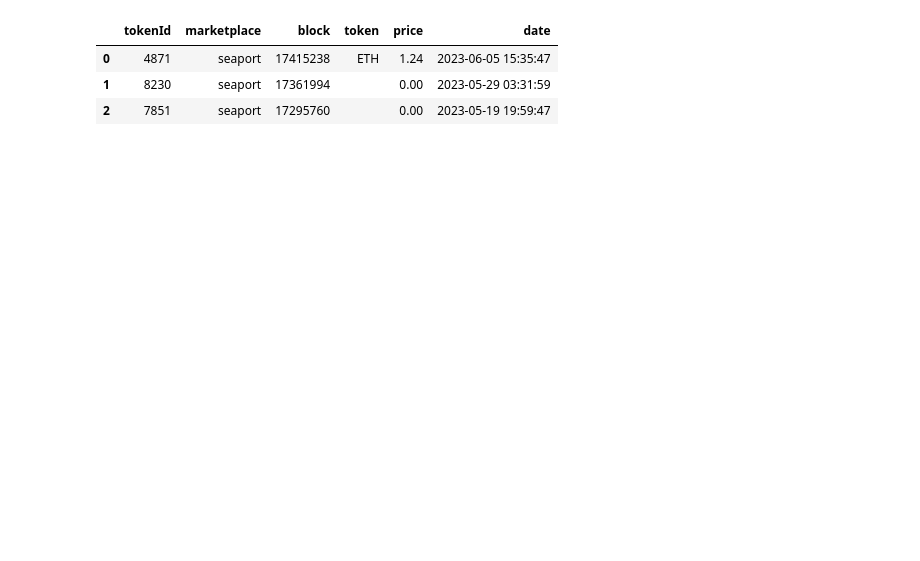
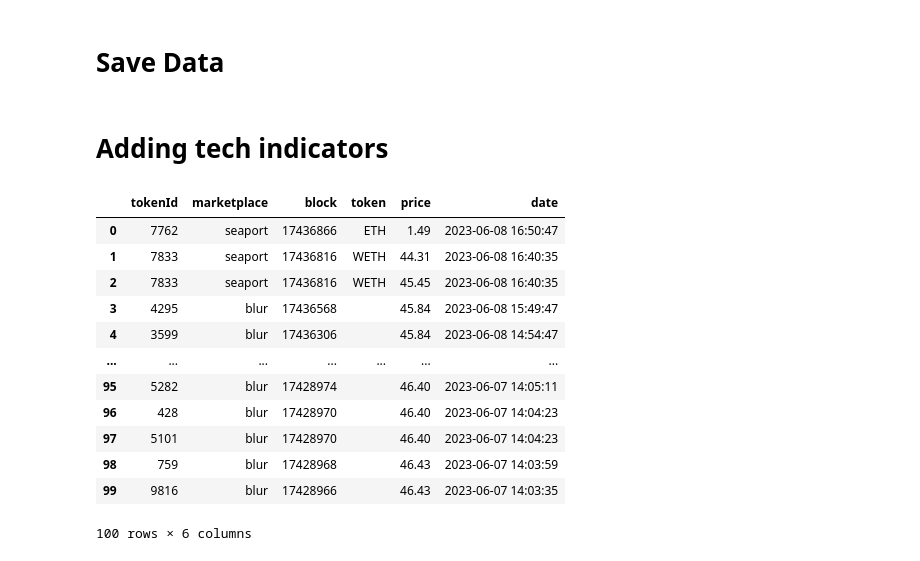
Before and after one commit to suanow/NFT-ML-term-paper, a Jupyter notebook: models/sand_new.ipynb, the cells around one changed output. Saved outputs shown, nothing was run; the diff lists cells and outputs as text; code cells hidden in the pictures; blank space fills up the shorter version.

```diff
--- a/models/sand_new.ipynb
+++ b/models/sand_new.ipynb
@@ -9,7 +10,8 @@ pd.options.display.float_format = '{:.2f}'.format
 #from ETH_parser import get_floor_price, get_sales_collection, get_sales_token, get_attributes, get_attributes_collection, get_rarity, get_block_timestamp
 # %%
 API_KEY = "vYHU2nVXBMrIHlByeFOQWubnRQcl_v_3"
-BAYC = "0xBC4CA0EdA7647A8aB7C2061c2E118A18a936f13D"
+BAYC = "0xbc4ca0eda7647a8ab7c2061c2e118a18a936f13d"
+AZUKI = "0xed5af388653567af2f388e6224dc7c4b3241c544"
 # %%
 def get_floor_price(API: str, address: str) -> dict:
     url = f"https://eth-mainnet.g.alchemy.com/nft/v2/{API}/getFloorPrice?contractAddress={address}"
@@ -38,8 +40,8 @@ def get_floor_price(API: str, address: str) -> dict:
 
 #     return activity
 # %%
-def get_sales_collection(API: str, address: str, limit: int):
-    url = f"https://eth-mainnet.g.alchemy.com/nft/v3/{API}/getNFTSales?fromBlock=0&toBlock=latest&order=desc&marketplace=seaport&contractAddress={address}&limit={limit}"
+def get_sales_collection(API: str, address: str, to_block, limit: int):
+    url = f"https://eth-mainnet.g.alchemy.com/nft/v3/{API}/getNFTSales?fromBlock=0&toBlock={to_block}&order=desc&contractAddress={address}&limit={limit}"
     headers = {"accept": "application/json"}
     response = requests.get(url, headers=headers)
     data = json.loads(response.text)
@@ -110,0 +158,2 @@ def get_block_timestamp(block_number):
+# %% [markdown]
+# Save Data
@@ -110,0 +182,2 @@ def get_block_timestamp(block_number):
+# %% [markdown]
+# Adding tech indicators
@@ -113,8 +190,17 @@ sales = get_sales_collection(API=API_KEY, address=BAYC, limit=3)
-# %%
-sales['date'] = sales['block'].apply(get_block_timestamp)
-sales
-# %% [output]
-|  | tokenId | marketplace | block | token | price | date |
-| 0 | 4871 | seaport | 17415238 | ETH | 1.24 | 2023-06-05 15:35:47 |
-| 1 | 8230 | seaport | 17361994 |  | 0.00 | 2023-05-29 03:31:59 |
-| 2 | 7851 | seaport | 17295760 |  | 0.00 | 2023-05-19 19:59:47 |
+# %%
+dfa = df_main.copy()
+dfa
+# %% [output]
+|  | tokenId | marketplace | block | token | price | date |
+| 0 | 7762 | seaport | 17436866 | ETH | 1.49 | 2023-06-08 16:50:47 |
+| 1 | 7833 | seaport | 17436816 | WETH | 44.31 | 2023-06-08 16:40:35 |
+| 2 | 7833 | seaport | 17436816 | WETH | 45.45 | 2023-06-08 16:40:35 |
+| 3 | 4295 | blur | 17436568 |  | 45.84 | 2023-06-08 15:49:47 |
+| 4 | 3599 | blur | 17436306 |  | 45.84 | 2023-06-08 14:54:47 |
+| ... | ... | ... | ... | ... | ... | ... |
+| 95 | 5282 | blur | 17428974 |  | 46.40 | 2023-06-07 14:05:11 |
+| 96 | 428 | blur | 17428970 |  | 46.40 | 2023-06-07 14:04:23 |
+| 97 | 5101 | blur | 17428970 |  | 46.40 | 2023-06-07 14:04:23 |
+| 98 | 759 | blur | 17428968 |  | 46.43 | 2023-06-07 14:03:59 |
+| 99 | 9816 | blur | 17428966 |  | 46.43 | 2023-06-07 14:03:35 |
+100 rows × 6 columns
```
Also changed, not shown: parts of 12 cells of this notebook, 4 other files.
